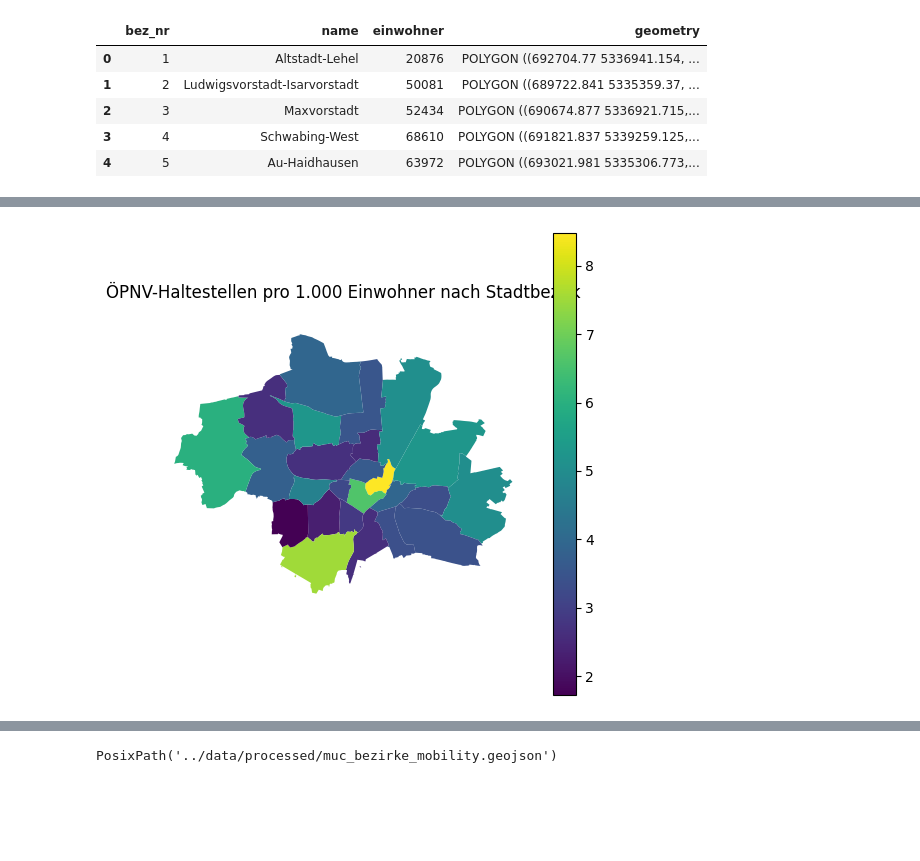
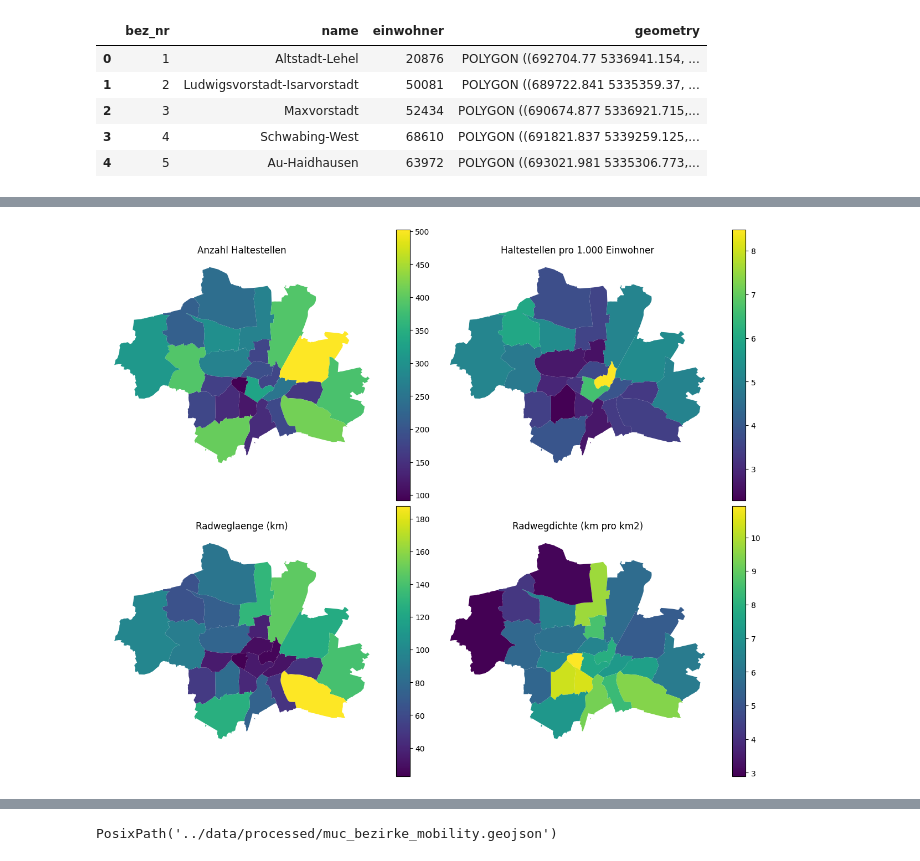
Before and after one commit to Lucas103003/active-city-project, a Jupyter notebook: notebooks/04_mobility_muc.ipynb, the cells around one changed output, grey strips where cells are left out. Drawn from its saved outputs; the diff is of its cells as text; code cells hidden in the pictures; blank space fills up the shorter version.

```diff
--- a/notebooks/04_mobility_muc.ipynb
+++ b/notebooks/04_mobility_muc.ipynb
@@ -197,0 +137,12 @@ gdf_mob[["bez_nr", "name", "stops_count", "stops_pro_1000_einw"]].head()
+# %%
+pt_in_bez = gpd.sjoin(
+    gdf_pt,
+    gdf_bez[["bez_nr", "geometry"]],
+    how="inner",
+    predicate="intersects"
+)
+
+# Falls ein Punkt mehrere Bezirke schneidet (Grenzfall), nur eine Zuordnung behalten
+pt_in_bez = pt_in_bez.sort_values(["pt_uid", "bez_nr"]).drop_duplicates(subset=["pt_uid"])
+
+pt_in_bez.head()
@@ -213,11 +299,20 @@ plt.show()
 # %%
-ax = gdf_mob.plot(
-    column="stops_pro_1000_einw",
-    legend=True,
-    figsize=(6, 6)
-)
-plt.title("ÖPNV-Haltestellen pro 1.000 Einwohner nach Stadtbezirk")
-plt.axis("off")
+# Choroplethenkarten fuer zentrale Mobility-Kennzahlen
+mob_map_cols = [
+    ("stops_count", "Anzahl Haltestellen"),
+    ("stops_pro_1000_einw", "Haltestellen pro 1.000 Einwohner"),
+    ("radweg_km", "Radweglaenge (km)"),
+    ("radweg_km_pro_km2", "Radwegdichte (km pro km2)"),
+]
+
+fig, axes = plt.subplots(2, 2, figsize=(12, 10), constrained_layout=True)
+axes = axes.ravel()
+
+for ax, (col, title) in zip(axes, mob_map_cols):
+    gdf_mob.plot(column=col, legend=True, ax=ax)
+    ax.set_title(title)
+    ax.axis("off")
+
 plt.show()
 # %% [output]
-[figure, old version]
+[figure, new version]
```
Also changed, not shown: parts of 47 cells of this notebook.
